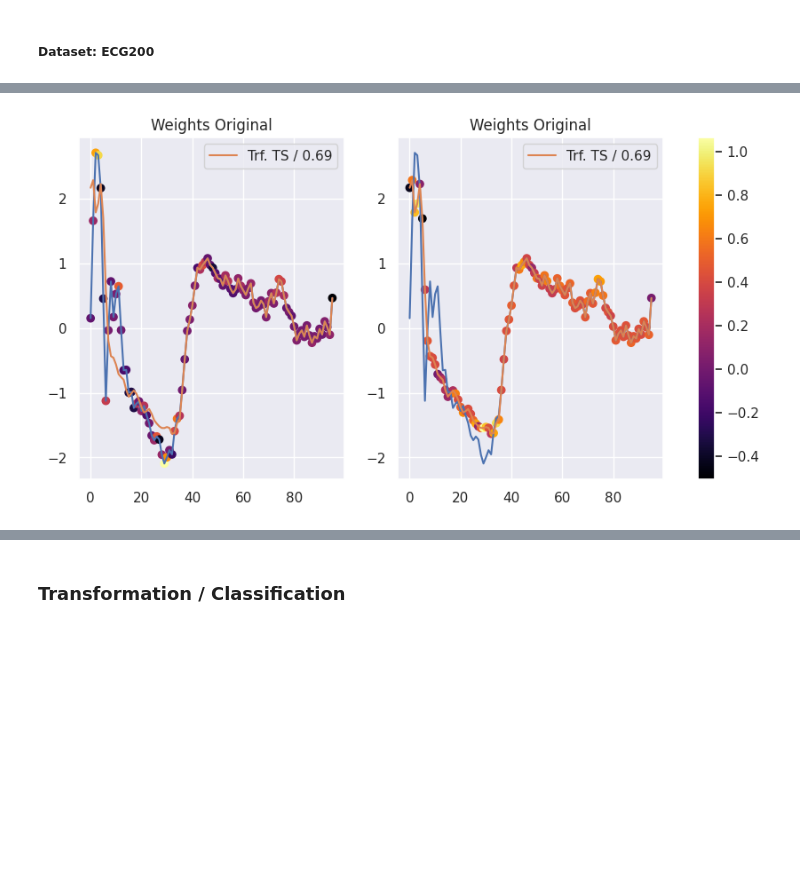
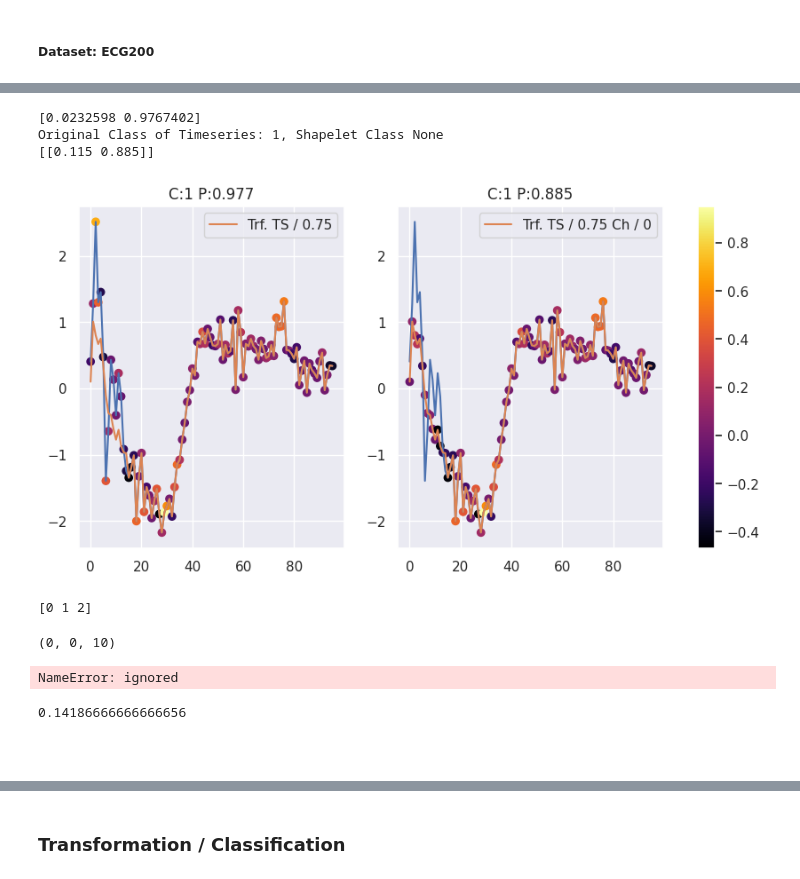
Before and after one commit to belaboe97/xai-shapelets, a Jupyter notebook: ST_pyts.ipynb, the cells around one changed output, grey strips where cells are left out. Cells and saved outputs as stored; diff of their text form; code cells hidden in the pictures; blank space fills up the shorter version.

```diff
--- a/ST_pyts.ipynb
+++ b/ST_pyts.ipynb
@@ -1070,7 +1165,7 @@ clf.score(x_train, y_train)
 len(clf.coef_)
 
 st = ShapeletTransform(clf,
-                       window_sizes=[12,36],#[12, 24, 36, 48],
+                       window_sizes=[15],#[12, 24, 36, 48],
                        random_state=42,
                        n_shapelets=10,
                        sort=False,
@@ -1098,7 +1193,50 @@ plt.show()
-# %%
-ts_n = 29
-shapelet = 5
-explanation = x_new
-plot_change(x_train,x_new,ts_n, shapelet)
-# %% [output]
-[figure, removed]
+# %%
+ts_n = 5
+ts_class = np.argmax(clf.predict_proba(x_train)[ts_n])
+print(clf.predict_proba(x_train)[ts_n])
+ranked_shapelets = rank_class_shapelets_for_class(clf, class_shapelets, x_train, ts_n, x_new)
+shapelet, change, sclass = get_highest_change(ranked_shapelets,ts_class,True)
+X= x_train
+print(f"Original Class of Timeseries: {shapelet_class}, Shapelet Class {sclass}")
+
+explanation = x_new
+plot_change(clf,x_train,x_new,ts_n, shapelet, change)
+# %% [output]
+[0.0232598 0.9767402]
+Original Class of Timeseries: 1, Shapelet Class None
+[[0.115 0.885]]
+[figure, added]
+# %%
+class_shapelets = dict()
+
+print(np.unique(y_train))
+for k in np.unique(y_train):
+  class_shapelets[f"class_{k}"] = []
+
+for i, index in enumerate(st.indices_):
+    idx, start, end = index
+    shapelet_class = np.argmax(clf.predict_proba(np.expand_dims(x_train[idx], axis=0)))
+    class_shapelets[f"class_{k}"].append([i,shapelet_class, start, end, x_train[idx]])
+
+
+
+len(class_shapelets["class_0"]),len(class_shapelets["class_1"]),len(class_shapelets["class_2"])
+# %% [output]
+[0 1 2]
+(0, 0, 10)
+# %%
+print("All shapelets",check_alignment(st, clf,x_train,explanation,class_shapelets, same_class=False))
+print("Same class shapelets", check_alignment(st, clf,x_train,explanation,class_shapelets, same_class=True))
+# %% [output]
+NameError: ignored
+# %%
+m = 0
+for _ in range(1000):
+  random_start = np.random.randint(1,96)
+  m+= np.intersect1d(np.arange(random_start, random_start+15),np.argsort(x_train[0]*clf.coef_.flatten())[::-1][:15]).size / 15
+m/=1000
+m
+# %% [output]
+0.14186666666666656
+# %% [markdown]
+####
```
Also changed, not shown: parts of 21 cells of this notebook, 2 other files.
